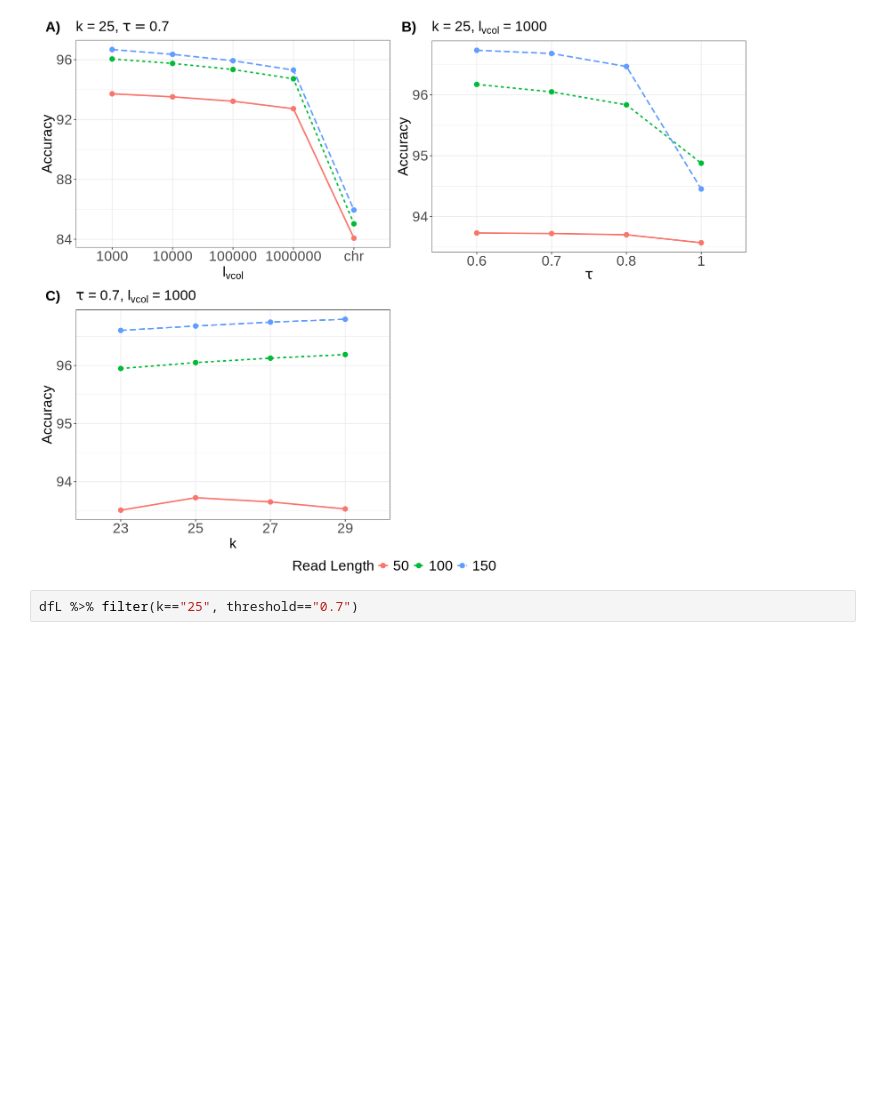
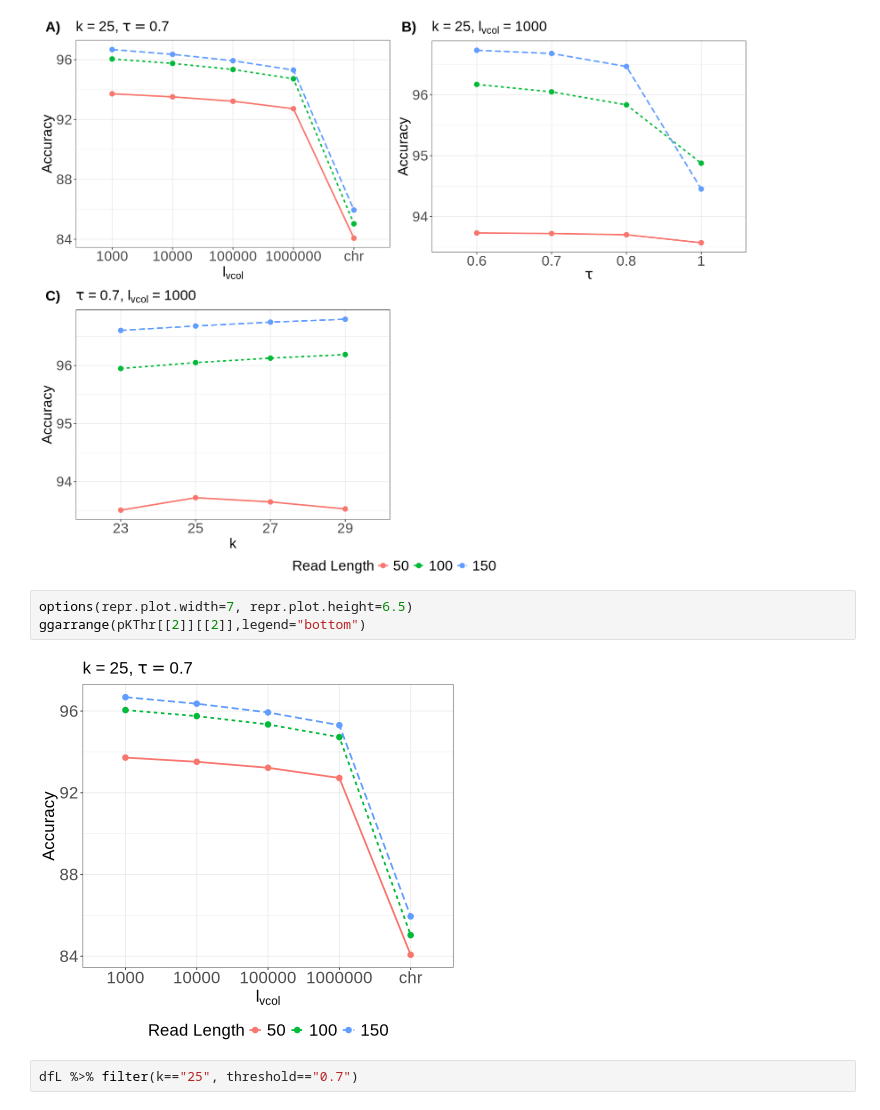
Before and after one commit to NPSDC/alevin-fry-atac-paper-scripts, a Jupyter notebook: analysis_notebooks/analyze_simulated.ipynb, the cells around one changed output. Saved outputs shown, nothing was run; the diff lists cells and outputs as text; blank space fills up the shorter version.

```diff
--- a/analysis_notebooks/analyze_simulated.ipynb
+++ b/analysis_notebooks/analyze_simulated.ipynb
@@ -250,6 +250,11 @@ ggarrange(pKThr[[2]][[2]], pKBin[[2]][[1]], pThrBin[[2]][[1]], common.legend = T
           legend = "bottom", labels = c("A)", "B)", "C)"), font.label = list(size=size))
 # %% [output]
 [figure]
+# %%
+options(repr.plot.width=7, repr.plot.height=6.5)
+ggarrange(pKThr[[2]][[2]],legend="bottom")
+# %% [output]
+[figure, added]
 # %%
 dfL %>% filter(k=="25", threshold=="0.7")
 # %% [output]
```
Also changed, not shown: parts of 8 cells of this notebook, 3 other files.
